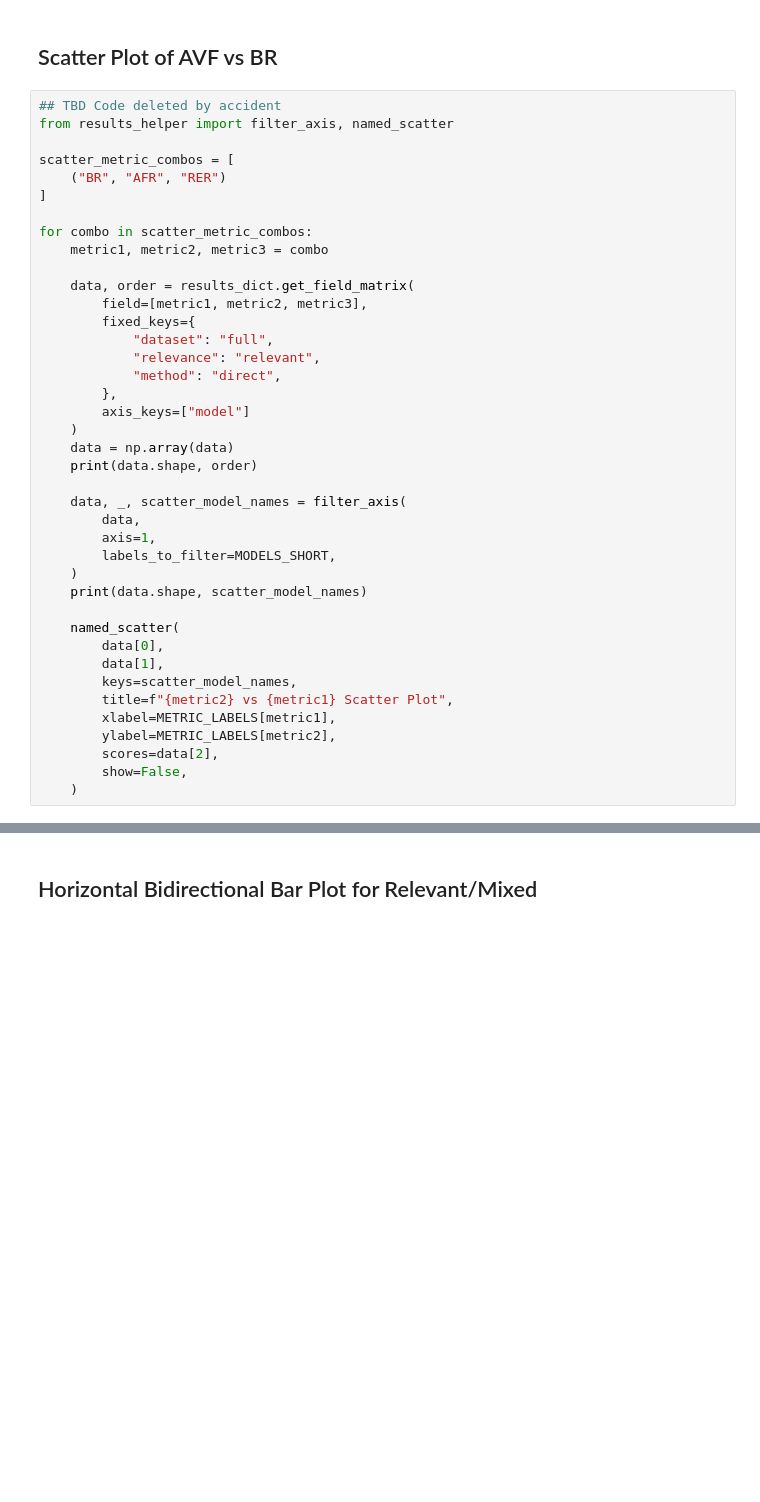
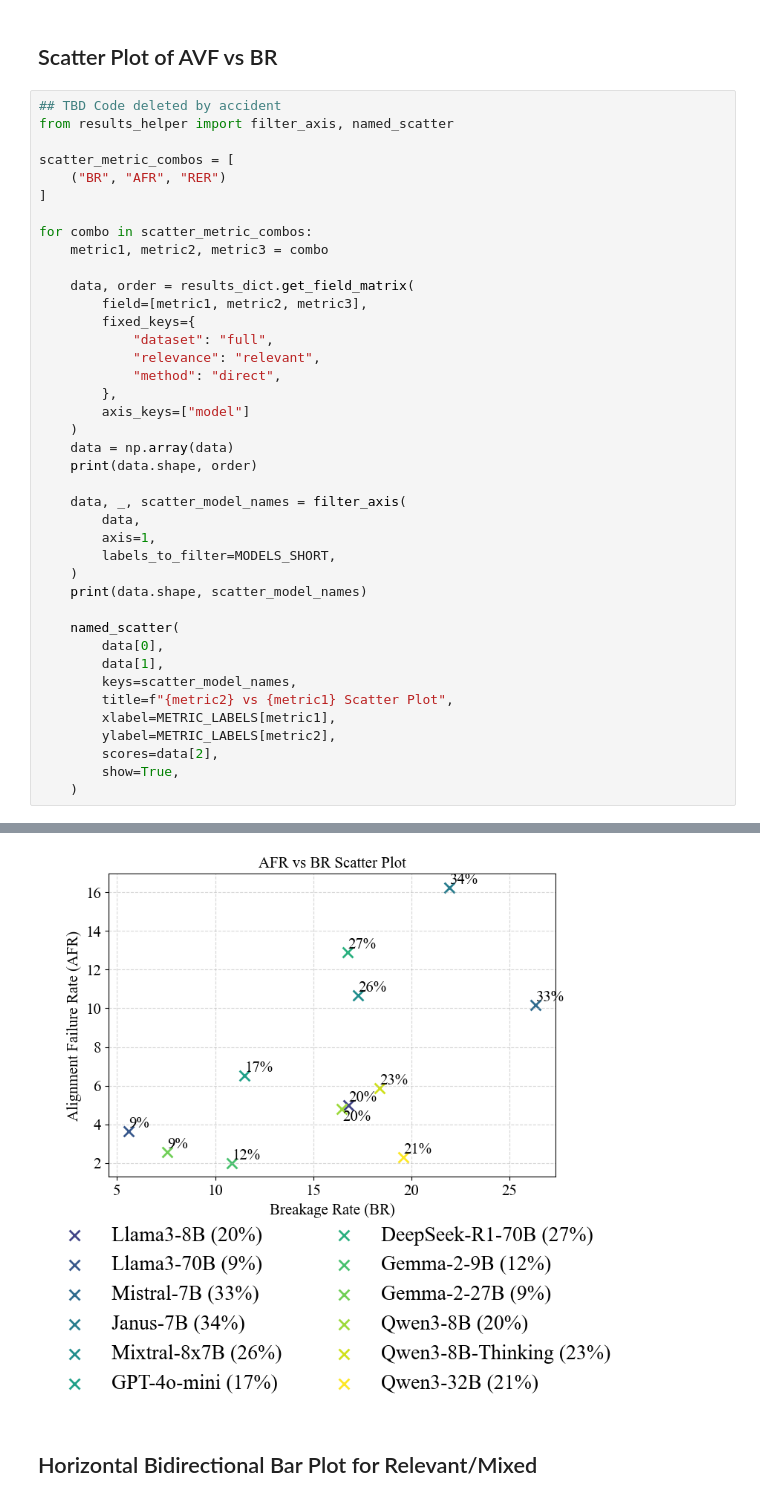
Before and after one commit to chimaobi-okite/pref_aligner, a Jupyter notebook: process_results.ipynb, the cells around one changed output, grey strips where cells are left out. Saved outputs shown, nothing was run; the diff lists cells and outputs as text; blank space fills up the shorter version.

Commit message:
added plots

```diff
--- a/process_results.ipynb
+++ b/process_results.ipynb
@@ -116,34 +98,35 @@ for combo in scatter_metric_combos:
         fixed_keys={
             "dataset": "full",
             "relevance": "relevant",
             "method": "direct",
         },
         axis_keys=["model"]
     )
     data = np.array(data)
     print(data.shape, order)
 
     data, _, scatter_model_names = filter_axis(
         data,
         axis=1,
         labels_to_filter=MODELS_SHORT,
     )
     print(data.shape, scatter_model_names)
 
     named_scatter(
         data[0],
         data[1],
         keys=scatter_model_names,
         title=f"{metric2} vs {metric1} Scatter Plot",
         xlabel=METRIC_LABELS[metric1],
         ylabel=METRIC_LABELS[metric2],
         scores=data[2],
-        show=False,
+        show=True,
     )
 # %% [output]
 (3, 13) ['field', 'model']
 (3, 12) ['Llama3-8B', 'Llama3-70B', 'Mistral-7B', 'Janus-7B', 'Mixtral-8x7B', 'GPT-4o-mini', 'DeepSeek-R1-70B', 'Gemma-2-9B', 'Gemma-2-27B', 'Qwen3-8B', 'Qwen3-8B-Thinking', 'Qwen3-32B']
 Modifying
+[figure, added]
 # %% [markdown]
 ## Horizontal Bidirectional Bar Plot for Relevant/Mixed
 # %%
```
Also changed, not shown: parts of 14 cells of this notebook, 22 other files.
